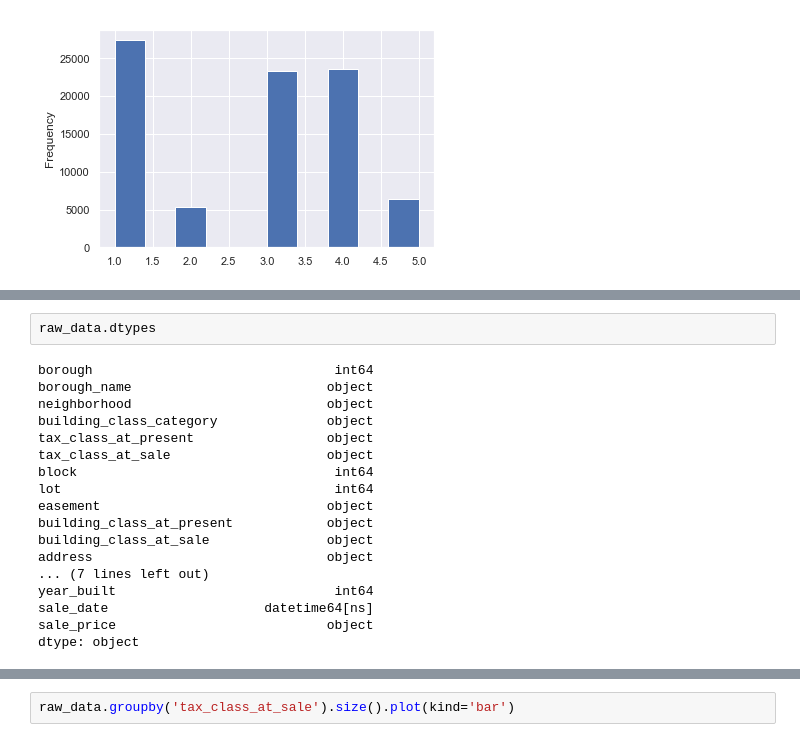
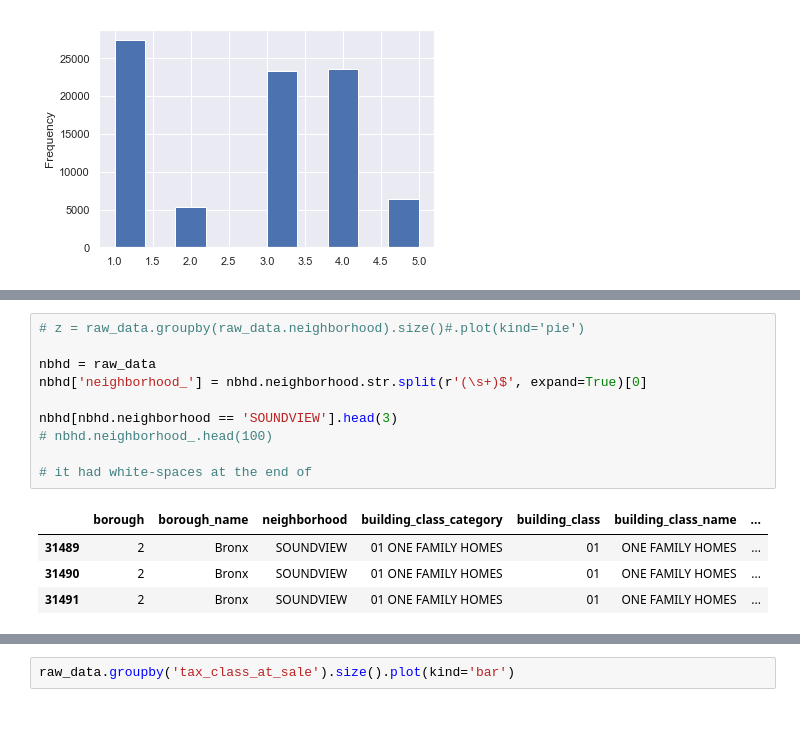
Before and after one commit to tansudasli/analytics-sandbox, a Jupyter notebook: real_estate_of_nyc_EDA.ipynb, the cells around one changed output, grey strips where cells are left out. Drawn from its saved outputs; the diff is of its cells as text.

```diff
--- a/real_estate_of_nyc_EDA.ipynb
+++ b/real_estate_of_nyc_EDA.ipynb
@@ -101,20 +139,15 @@ Name: land_square_feet, dtype: object
-# %%
-raw_data.dtypes
-# %% [output]
-borough                               int64
-borough_name                         object
-neighborhood                         object
-building_class_category              object
-tax_class_at_present                 object
-tax_class_at_sale                    object
-block                                 int64
-lot                                   int64
-easement                             object
-building_class_at_present            object
-building_class_at_sale               object
-address                              object
-... (7 lines left out)
-year_built                            int64
-sale_date                    datetime64[ns]
-sale_price                           object
-dtype: object
+# %%
+# z = raw_data.groupby(raw_data.neighborhood).size()#.plot(kind='pie')
+
+nbhd = raw_data
+nbhd['neighborhood_'] = nbhd.neighborhood.str.split(r'(\s+)$', expand=True)[0]
+
+nbhd[nbhd.neighborhood == 'SOUNDVIEW'].head(3)
+# nbhd.neighborhood_.head(100)
+
+# it had white-spaces at the end of
+# %% [output]
+|  | borough | borough_name | neighborhood | building_class_category | building_class | building_class_name | ... |
+| 31489 | 2 | Bronx | SOUNDVIEW | 01 ONE FAMILY HOMES | 01 | ONE FAMILY HOMES | ... |
+| 31490 | 2 | Bronx | SOUNDVIEW | 01 ONE FAMILY HOMES | 01 | ONE FAMILY HOMES | ... |
+| 31491 | 2 | Bronx | SOUNDVIEW | 01 ONE FAMILY HOMES | 01 | ONE FAMILY HOMES | ... |
```
Also changed, not shown: parts of 28 cells of this notebook.
